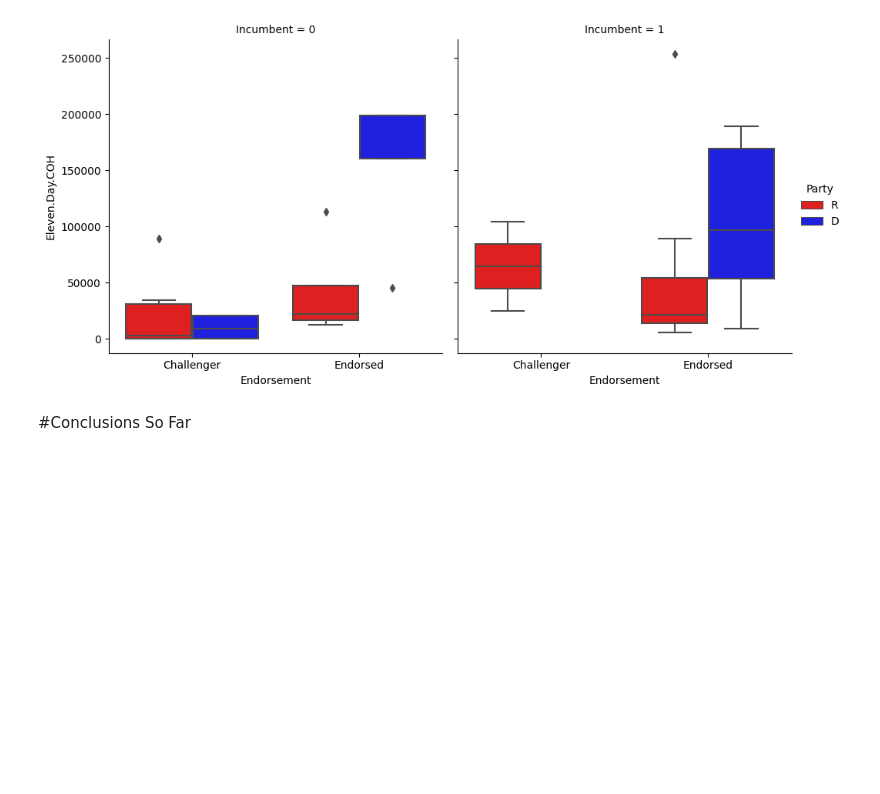
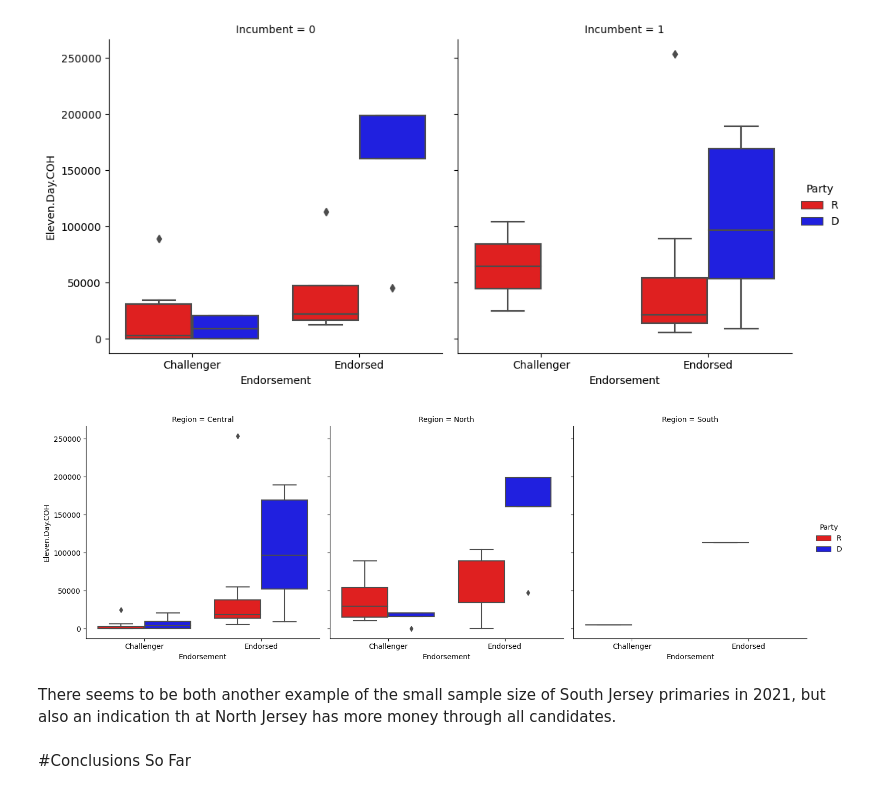
Before and after one commit to fleckc/visSP23, a Jupyter notebook: ps6.ipynb, the cells around one changed output. Saved outputs shown, nothing was run; the diff lists cells and outputs as text; code cells hidden in the pictures; blank space fills up the shorter version.

```diff
--- a/ps6.ipynb
+++ b/ps6.ipynb
@@ -143,6 +158,18 @@ ax.set_xticklabels(['Challenger', 'Endorsed'])
 plt.show();
 # %% [output]
 [figure]
+# %%
+ax = sns.catplot(x='Endorsement',y='Eleven.Day.COH', data = njline21cf, hue = 'Party', col = 'Region', kind = 'box', dodge = True)
+ax.set_xticklabels(['Challenger', 'Endorsed'])
+#ax.set_ylabels('Margin of Victory, by County')
+#ax.set_xlabels('Endorsement, by County')
+#ax.refline(y=0)
+#ax.set_titles("Newcomers", "Incumbents") #can't seem to get the titles correct
+plt.show();
+# %% [output]
+[figure, added]
+# %% [markdown]
+There seems to be both another example of the small sample size of South Jersey primaries in 2021, but also an indication th at North Jersey has more money through all candidates.
 # %% [markdown]
 #Conclusions So Far
 # %% [markdown]
```
Also changed, not shown: parts of 11 cells of this notebook.
